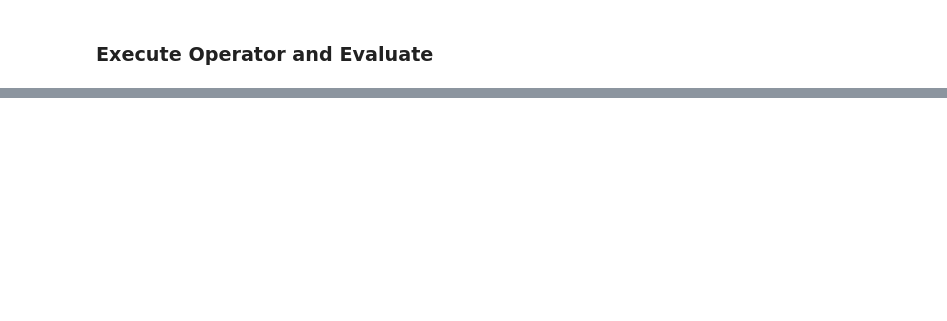
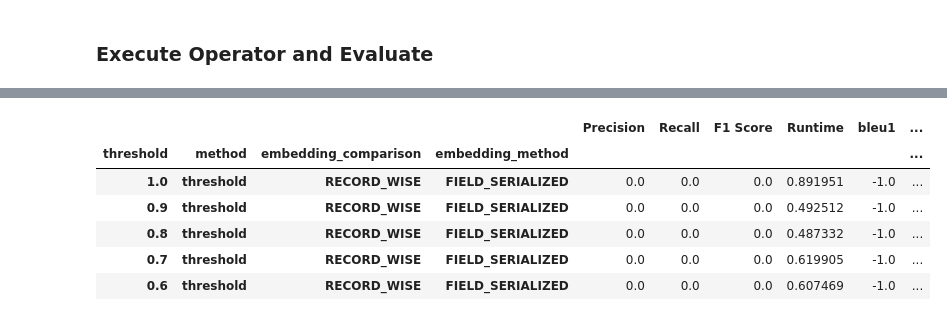
Before and after one commit to HackerBschor/SofteningQueryEvaluation, a Jupyter notebook: evaluation/EvaluationDataIntegration.ipynb, the cells around one changed output, grey strips where cells are left out. Saved outputs shown, nothing was run; the diff lists cells and outputs as text; code cells hidden in the pictures; blank space fills up the shorter version.

Commit message:
Added evaluation Results. Fix Bug SoftJoin

```diff
--- a/evaluation/EvaluationDataIntegration.ipynb
+++ b/evaluation/EvaluationDataIntegration.ipynb
@@ -245,0 +290,3 @@ BLUE Scores:
+# %%
+res = evaluate(stem, lsv, method = "zero-shot-prompting", threshold = None, embedding_comparison = None, embedding_method = None)
+evaluation_results[res[0]] = res[1]
@@ -245,0 +295,6 @@ BLUE Scores:
+# %%
+for t in thresholds:
+    res = evaluate(stem, lsv, threshold = t, method = "both", embedding_comparison = "RECORD_WISE", embedding_method = "FIELD_SERIALIZED")
+    evaluation_results[res[0]] = res[1]
+    if res[1]["Recall"] == 1.0:
+        break
@@ -245,0 +312,6 @@ BLUE Scores:
+# %%
+for t in thresholds:
+    res = evaluate(stem, lsv, threshold = t, method = "both", embedding_comparison = "RECORD_WISE", embedding_method = "FULL_SERIALIZED")
+    evaluation_results[res[0]] = res[1]
+    if res[1]["Recall"] == 1.0:
+        break
@@ -245,0 +329,6 @@ BLUE Scores:
+# %%
+for t in thresholds:
+    res = evaluate(stem, lsv, threshold = t, method = "both", embedding_comparison = "COLUMN_WISE", embedding_method = None)
+    evaluation_results[res[0]] = res[1]
+    if res[1]["Recall"] == 1.0:
+        break
@@ -245,0 +346,13 @@ BLUE Scores:
+# %%
+keys = ["threshold", "method", "embedding_comparison", "embedding_method"]
+evaluation_results_list = [v | {ki: vi for ki, vi in zip(keys, k)} for k, v in evaluation_results.items()]
+df_evaluation_results = pd.DataFrame.from_records(evaluation_results_list, index=keys)
+df_evaluation_results.head()
+# %% [output]
+|  |  |  |  | Precision | Recall | F1 Score | Runtime | bleu1 | ... |
+| threshold | method | embedding_comparison | embedding_method |  |  |  |  |  | ... |
+| 1.0 | threshold | RECORD_WISE | FIELD_SERIALIZED | 0.0 | 0.0 | 0.0 | 0.891951 | -1.0 | ... |
+| 0.9 | threshold | RECORD_WISE | FIELD_SERIALIZED | 0.0 | 0.0 | 0.0 | 0.492512 | -1.0 | ... |
+| 0.8 | threshold | RECORD_WISE | FIELD_SERIALIZED | 0.0 | 0.0 | 0.0 | 0.487332 | -1.0 | ... |
+| 0.7 | threshold | RECORD_WISE | FIELD_SERIALIZED | 0.0 | 0.0 | 0.0 | 0.619905 | -1.0 | ... |
+| 0.6 | threshold | RECORD_WISE | FIELD_SERIALIZED | 0.0 | 0.0 | 0.0 | 0.607469 | -1.0 | ... |
```
Also changed, not shown: parts of 15 cells of this notebook, 2 other files.
